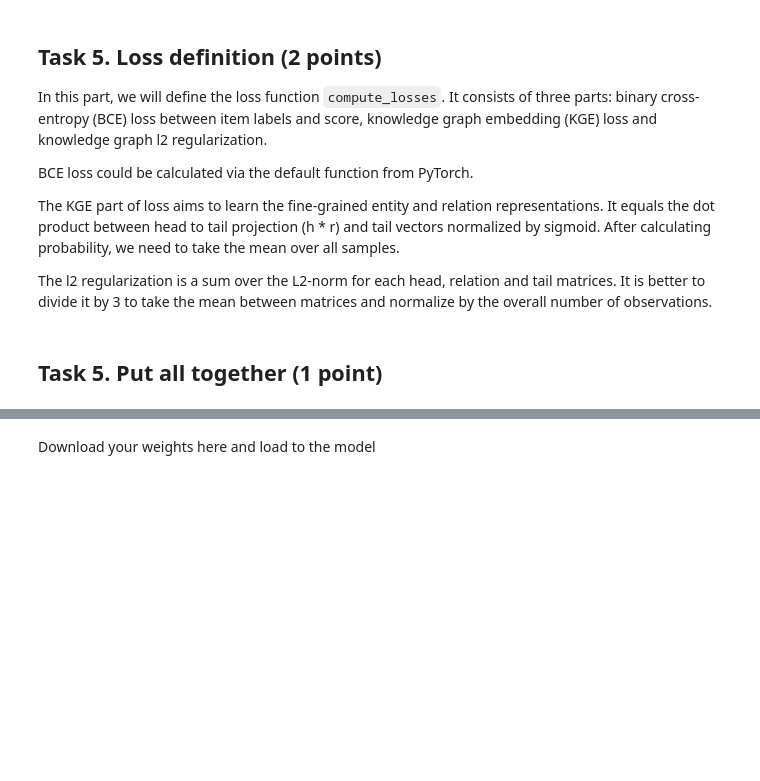
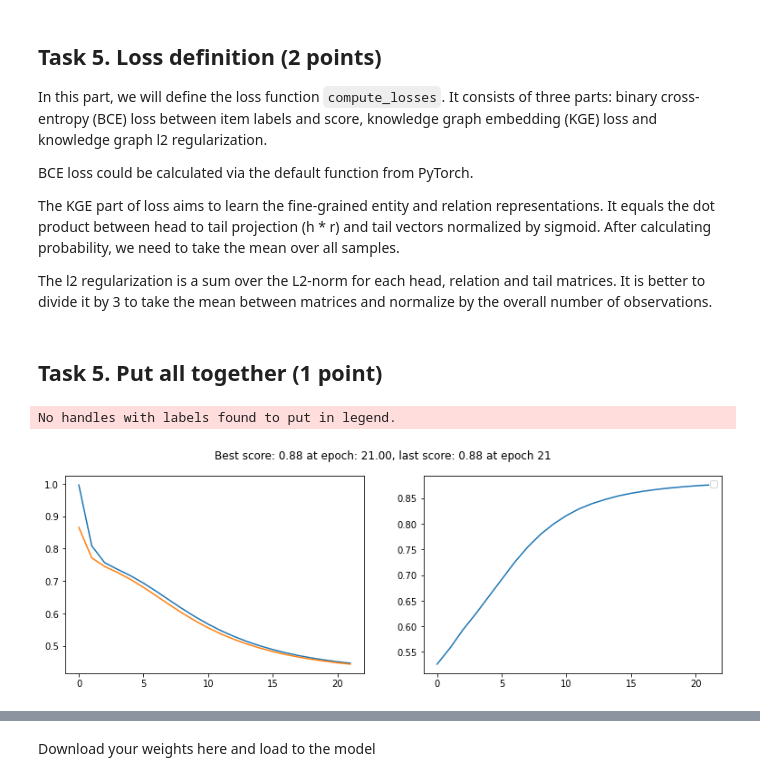
Before and after one commit to AlexShevchuk7/MADE, a Jupyter notebook: Graphs NN/Advanced_GNN_HW3.ipynb, the cells around one changed output, grey strips where cells are left out. Drawn from its saved outputs; the diff is of its cells as text; code cells hidden in the pictures; blank space fills up the shorter version.

```diff
--- a/Graphs NN/Advanced_GNN_HW3.ipynb
+++ b/Graphs NN/Advanced_GNN_HW3.ipynb
@@ -264,23 +266,16 @@ val_data = ratings[val_idx]
 test_data = ratings[test_idx]
 # %% [markdown]
 Now, we need to transform our knowledge graph edges into the dictionary where the key is heads and values is a list of tuples `(tail, relation)`
-# %%
-def transform_kg(kg_edges):
-    heads = np.unique(kg_edges[:, 0])
-    kg = {}
-    for head in heads:
-        kg[head] = [tuple(item[::-1]) for item in kg_edges[kg_edges[:, 0] == head][:, 1:]]
-    return kg
 # %%
 def transform_kg(kg_edges):
     kgdf = pd.DataFrame(kg_edges, columns=['heads', 'relations', 'tails'])
     kgdf['pairs'] = kgdf.apply(lambda t: (t[2], t[1]), axis=1)
     grouped = kgdf.groupby('heads')
 
-    kg_fast = {}
+    kg = {}
 
     for name, group in grouped:
-        kg_fast[name] = group['pairs'].values.tolist()
+        kg[name] = group['pairs'].values.tolist()
 
     return kg
 # %%
@@ -484,7 +479,7 @@ The l2 regularization is a sum over the L2-norm for each head, relation and tail
 criterion = nn.BCELoss()
 # %%
 def compute_losses(scores, labels, heads, relations, tails):
-    bce_loss = criterion(scores, labels)
+    bce_loss = criterion(scores.to(torch.float), labels.to(torch.float))
     samples = []
     l2_loss = 0
     num_observations = sum([head.shape[0] for head in heads])
@@ -567,10 +562,13 @@ def run(model, opt, train_loader, val_loader, test_loader, kge_weight=0.01, l2_w
 # %%
 device = "cuda:0" if torch.cuda.is_available() else "cpu"
 model = RippleNet(n_ent, n_rel, dim=8)
 model.to(device)
 opt = torch.optim.Adam(model.parameters(), 3e-4)
 
-# run(model, opt, test_loader, test_loader, test_loader, n_epoch=22)
+run(model, opt, test_loader, test_loader, test_loader, n_epoch=22)
 
-# with open("weights.pth", "wb") as f:
-#     torch.save(model.state_dict(), f)
+with open("weights.pth", "wb") as f:
+     torch.save(model.state_dict(), f)
+# %% [output]
+No handles with labels found to put in legend.
+[figure, added]
```
Also changed, not shown: parts of 6 cells of this notebook.
